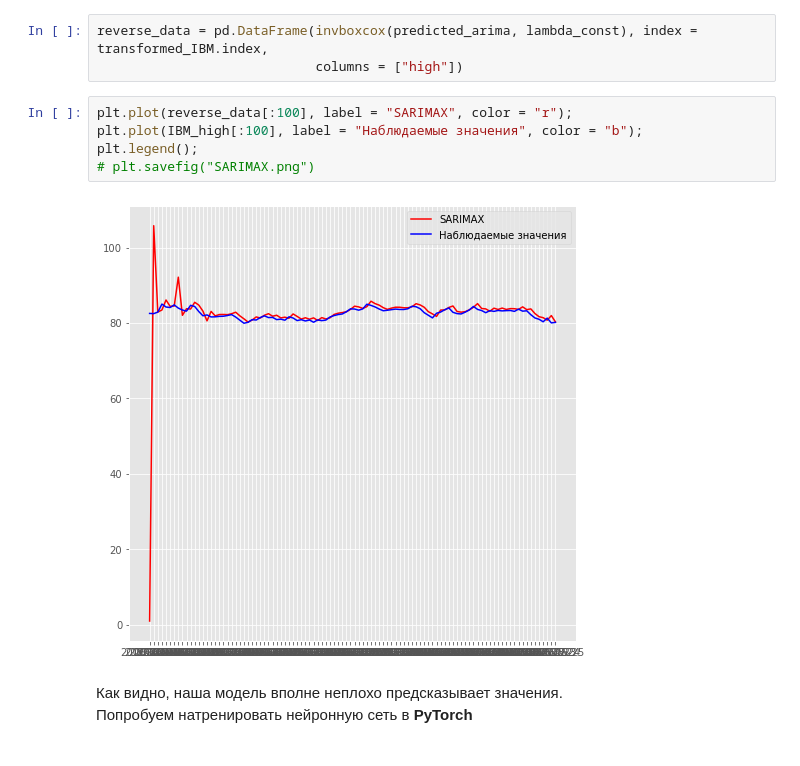
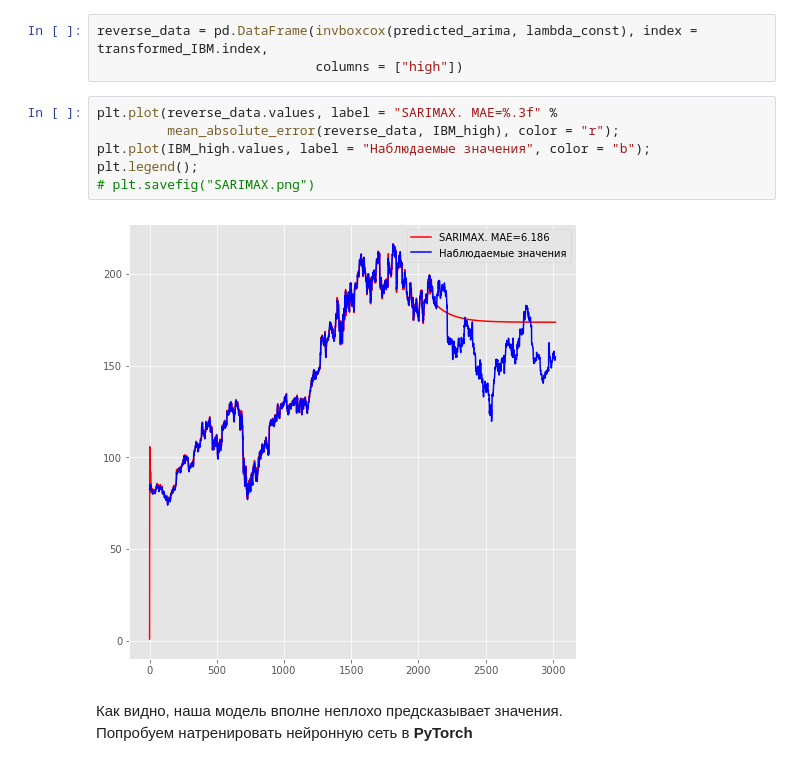
Before and after one commit to LuxAeterna311/DS-researches, a Jupyter notebook: Stocks analysis.ipynb, the cells around one changed output. Saved outputs shown, nothing was run; the diff lists cells and outputs as text.

```diff
--- a/Stocks analysis.ipynb
+++ b/Stocks analysis.ipynb
@@ -545,12 +545,13 @@ predicted_arima = sarimax_model.predict(start = 0, end = len(transformed_IBM) -
 reverse_data = pd.DataFrame(invboxcox(predicted_arima, lambda_const), index = transformed_IBM.index,
                             columns = ["high"])
 # %%
-plt.plot(reverse_data[:100], label = "SARIMAX", color = "r");
-plt.plot(IBM_high[:100], label = "Наблюдаемые значения", color = "b");
+plt.plot(reverse_data.values, label = "SARIMAX. MAE=%.3f" %
+         mean_absolute_error(reverse_data, IBM_high), color = "r");
+plt.plot(IBM_high.values, label = "Наблюдаемые значения", color = "b");
 plt.legend();
 # plt.savefig("SARIMAX.png")
 # %% [output]
-[figure, old version]
+[figure, new version]
 # %% [markdown]
 Как видно, наша модель вполне неплохо предсказывает значения. <br>
 Попробуем натренировать нейронную сеть в **PyTorch**
```
Also changed, not shown: parts of 11 cells of this notebook.
